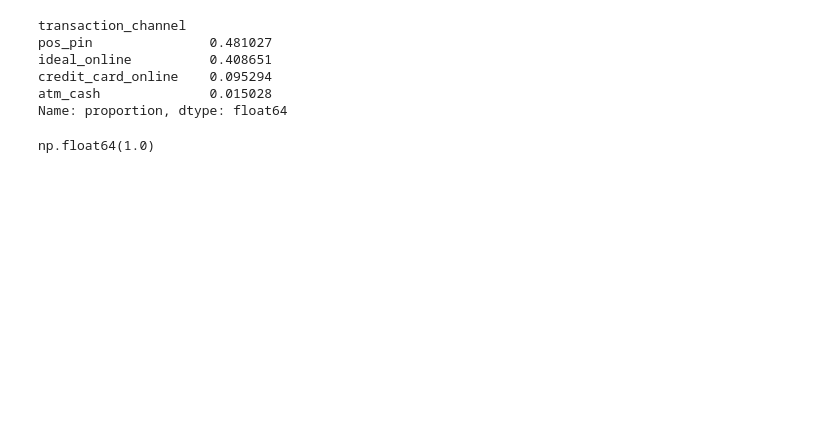
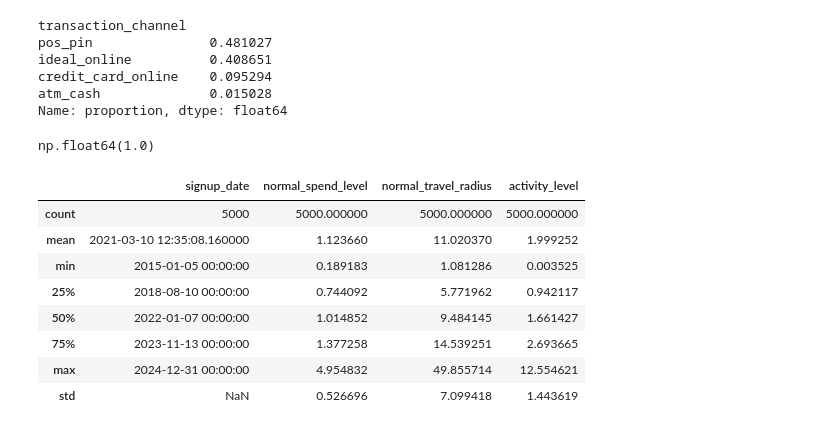
Before and after one commit to Aniket-Mishra/synthetic_data_generator, a Jupyter notebook: tabular/imbalanced_fraud_detection.ipynb, the cells around one changed output. Drawn from its saved outputs; the diff is of its cells as text; code cells hidden in the pictures; blank space fills up the shorter version.

```diff
--- a/tabular/imbalanced_fraud_detection.ipynb
+++ b/tabular/imbalanced_fraud_detection.ipynb
@@ -998,3 +1001,15 @@ Name: proportion, dtype: float64
 df["merchant_category"].value_counts(normalize=True).round(12).sum()
 # %% [output]
 np.float64(1.0)
+# %%
+customers.describe()
+# %% [output]
+|  | signup_date | normal_spend_level | normal_travel_radius | activity_level |
+| count | 5000 | 5000.000000 | 5000.000000 | 5000.000000 |
+| mean | 2021-03-10 12:35:08.160000 | 1.123660 | 11.020370 | 1.999252 |
+| min | 2015-01-05 00:00:00 | 0.189183 | 1.081286 | 0.003525 |
+| 25% | 2018-08-10 00:00:00 | 0.744092 | 5.771962 | 0.942117 |
+| 50% | 2022-01-07 00:00:00 | 1.014852 | 9.484145 | 1.661427 |
+| 75% | 2023-11-13 00:00:00 | 1.377258 | 14.539251 | 2.693665 |
+| max | 2024-12-31 00:00:00 | 4.954832 | 49.855714 | 12.554621 |
+| std | NaN | 0.526696 | 7.099418 | 1.443619 |
```
Also changed, not shown: parts of 2 cells of this notebook, 2 other files.
